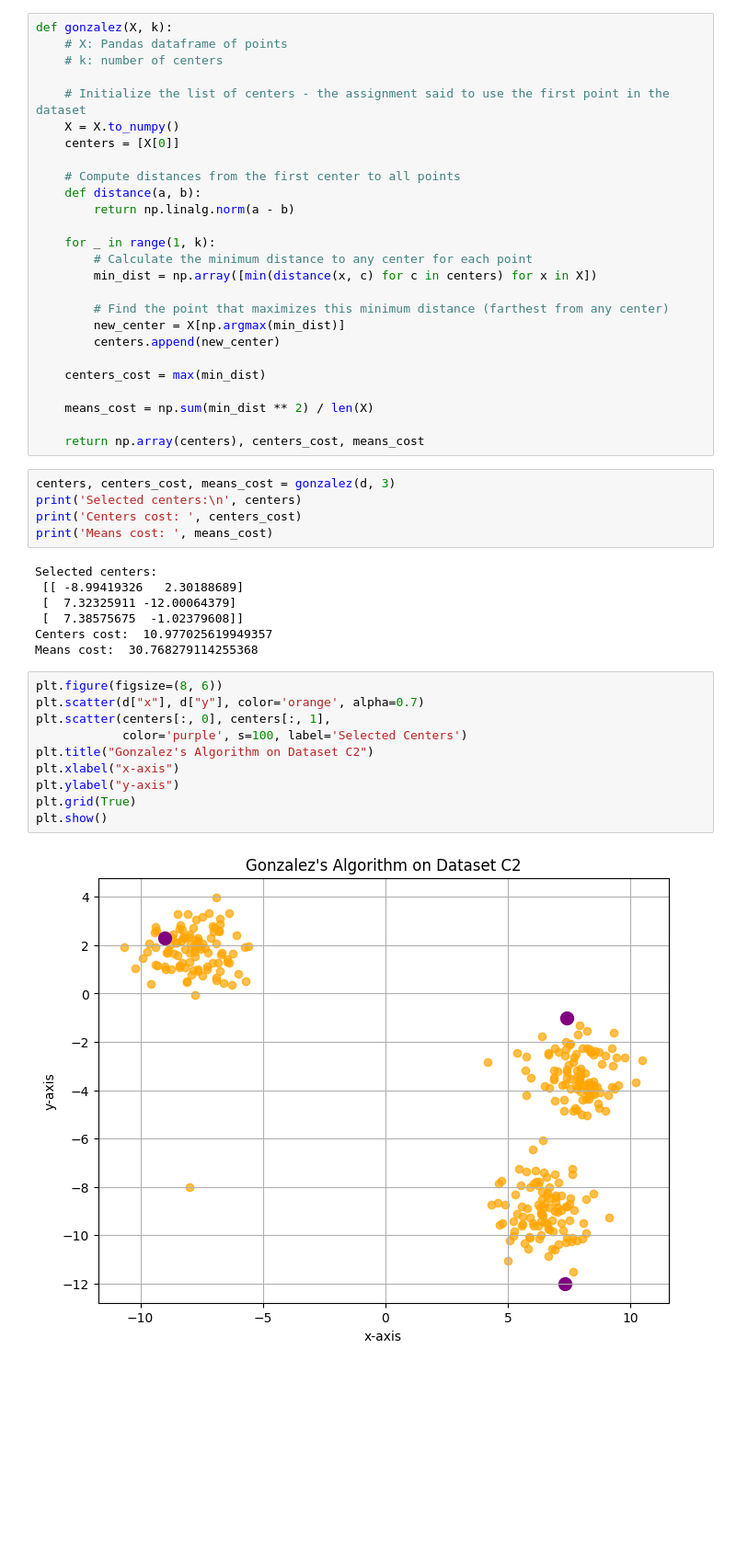
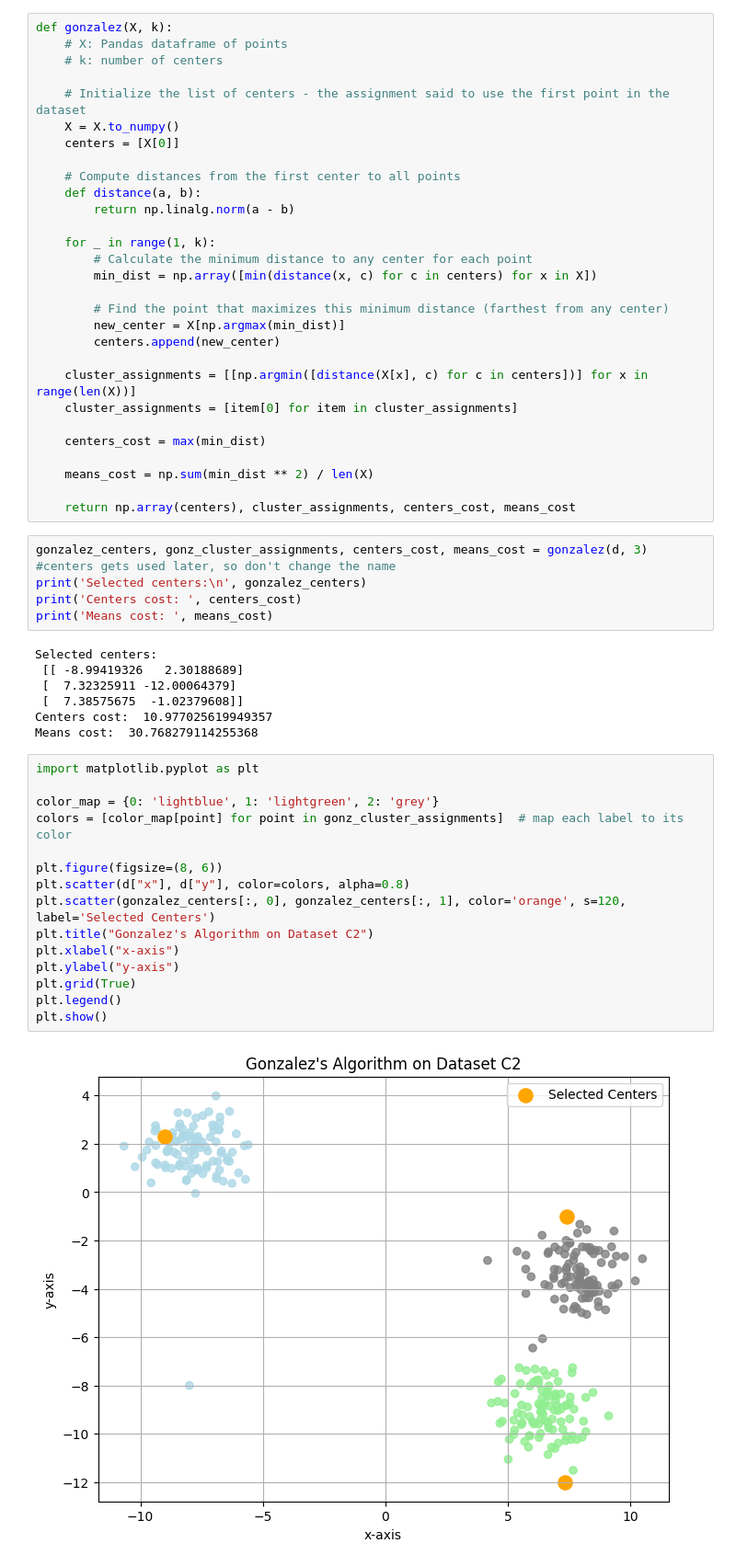
Before and after one commit to jacksonswitzer/data_mining_assignment_3_clustering, a Jupyter notebook: Code.ipynb, the cells around one changed output. Shown at 92% size. Drawn from its saved outputs; the diff is of its cells as text; blank space fills up the shorter version.

```diff
--- a/Code.ipynb
+++ b/Code.ipynb
@@ -175,14 +177,17 @@ def gonzalez(X, k):
         new_center = X[np.argmax(min_dist)]
         centers.append(new_center)
 
+    cluster_assignments = [[np.argmin([distance(X[x], c) for c in centers])] for x in range(len(X))]
+    cluster_assignments = [item[0] for item in cluster_assignments]
+
     centers_cost = max(min_dist)
 
     means_cost = np.sum(min_dist ** 2) / len(X)
 
-    return np.array(centers), centers_cost, means_cost
+    return np.array(centers), cluster_assignments, centers_cost, means_cost
 # %%
-centers, centers_cost, means_cost = gonzalez(d, 3)
-print('Selected centers:\n', centers)
+gonzalez_centers, gonz_cluster_assignments, centers_cost, means_cost = gonzalez(d, 3) #centers gets used later, so don't change the name
+print('Selected centers:\n', gonzalez_centers)
 print('Centers cost: ', centers_cost)
 print('Means cost: ', means_cost)
 # %% [output]
@@ -193,14 +198,19 @@ Selected centers:
 Centers cost:  10.977025619949357
 Means cost:  30.768279114255368
 # %%
+import matplotlib.pyplot as plt
+
+color_map = {0: 'lightblue', 1: 'lightgreen', 2: 'grey'}
+colors = [color_map[point] for point in gonz_cluster_assignments]  # map each label to its color
+
 plt.figure(figsize=(8, 6))
-plt.scatter(d["x"], d["y"], color='orange', alpha=0.7)
-plt.scatter(centers[:, 0], centers[:, 1],
-            color='purple', s=100, label='Selected Centers')
+plt.scatter(d["x"], d["y"], color=colors, alpha=0.8)
+plt.scatter(gonzalez_centers[:, 0], gonzalez_centers[:, 1], color='orange', s=120, label='Selected Centers')
 plt.title("Gonzalez's Algorithm on Dataset C2")
 plt.xlabel("x-axis")
 plt.ylabel("y-axis")
 plt.grid(True)
+plt.legend()
 plt.show()
 # %% [output]
-[figure, old version]
+[figure, new version]
```
Also changed, not shown: parts of 4 cells of this notebook.
